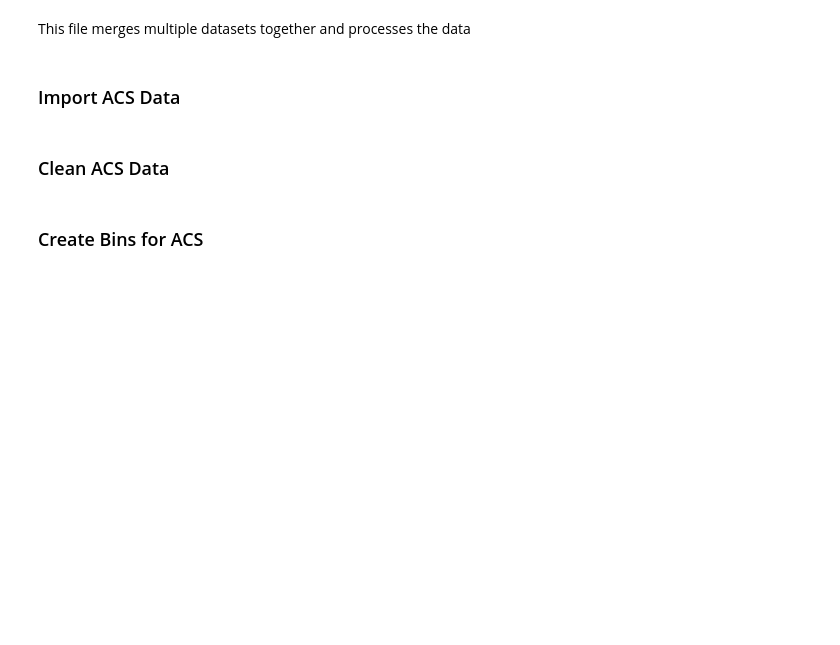
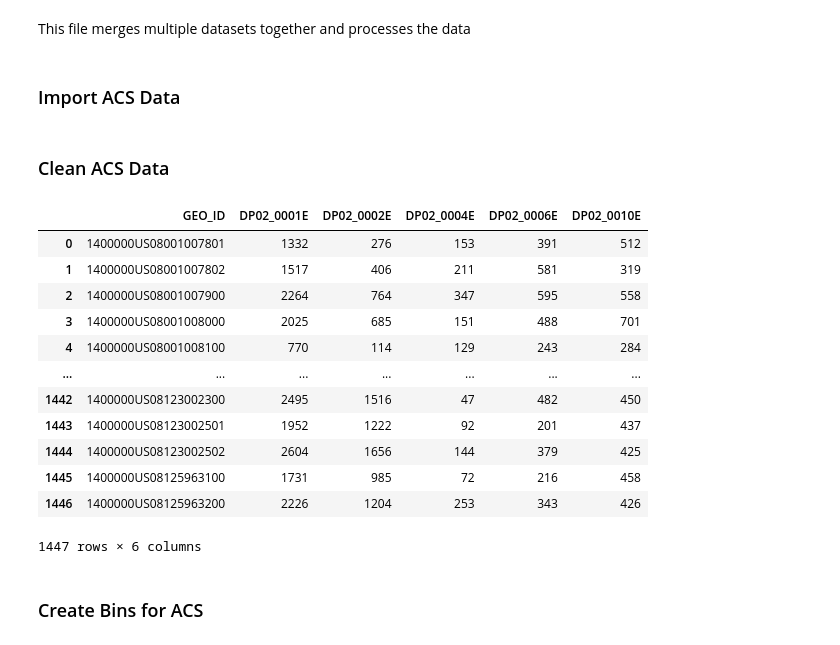
Before and after one commit to erinbest017/COMP4447Hospice, a Jupyter notebook: Code/main.ipynb, the cells around one changed output. Saved outputs shown, nothing was run; the diff lists cells and outputs as text; code cells hidden in the pictures; blank space fills up the shorter version.

```diff
--- a/Code/main.ipynb
+++ b/Code/main.ipynb
@@ -62,10 +62,25 @@ s1501_table = s1501_table[['GEO_ID', '001E_006E', '002E_007E', '008E', '003E_009
 # %%
 ##### Household - Total, Married-couple, Co-habitating couple, Male Householder no spouse, Female householder no spouse
 dp02_table = dp02.loc[: , ['GEO_ID', 'DP02_0001E', 'DP02_0002E', 'DP02_0004E', 'DP02_0006E', 'DP02_0010E']]
 ## Covert column to numberic
 dp02_table[['DP02_0001E', 'DP02_0002E', 'DP02_0004E', 'DP02_0006E', 'DP02_0010E']] = dp02_table[['DP02_0001E', 'DP02_0002E', 'DP02_0004E', 'DP02_0006E', 'DP02_0010E']].apply(pd.to_numeric, errors='coerce')
 # dp02_table.describe()
 # dp02_table.dtypes # used to confirm column types
+dp02_table
+# %% [output]
+|  | GEO_ID | DP02_0001E | DP02_0002E | DP02_0004E | DP02_0006E | DP02_0010E |
+| 0 | 1400000US08001007801 | 1332 | 276 | 153 | 391 | 512 |
+| 1 | 1400000US08001007802 | 1517 | 406 | 211 | 581 | 319 |
+| 2 | 1400000US08001007900 | 2264 | 764 | 347 | 595 | 558 |
+| 3 | 1400000US08001008000 | 2025 | 685 | 151 | 488 | 701 |
+| 4 | 1400000US08001008100 | 770 | 114 | 129 | 243 | 284 |
+| ... | ... | ... | ... | ... | ... | ... |
+| 1442 | 1400000US08123002300 | 2495 | 1516 | 47 | 482 | 450 |
+| 1443 | 1400000US08123002501 | 1952 | 1222 | 92 | 201 | 437 |
+| 1444 | 1400000US08123002502 | 2604 | 1656 | 144 | 379 | 425 |
+| 1445 | 1400000US08125963100 | 1731 | 985 | 72 | 216 | 458 |
+| 1446 | 1400000US08125963200 | 2226 | 1204 | 253 | 343 | 426 |
+1447 rows × 6 columns
 # %%
 ##### Household2 - Male Total, Female Total, Never married, now marred except separated, separated, widowed, divorced
 dp02_table2 = dp02.loc[: , ['GEO_ID', 'DP02_0025E', 'DP02_0031E', 'DP02_0026E', 'DP02_0027E', 'DP02_0028E', 'DP02_0029E', 'DP02_0030E', 'DP02_0032E', 'DP02_0033E', 'DP02_0034E', 'DP02_0035E', 'DP02_0036E']]
```
Also changed, not shown: parts of 15 cells of this notebook.
